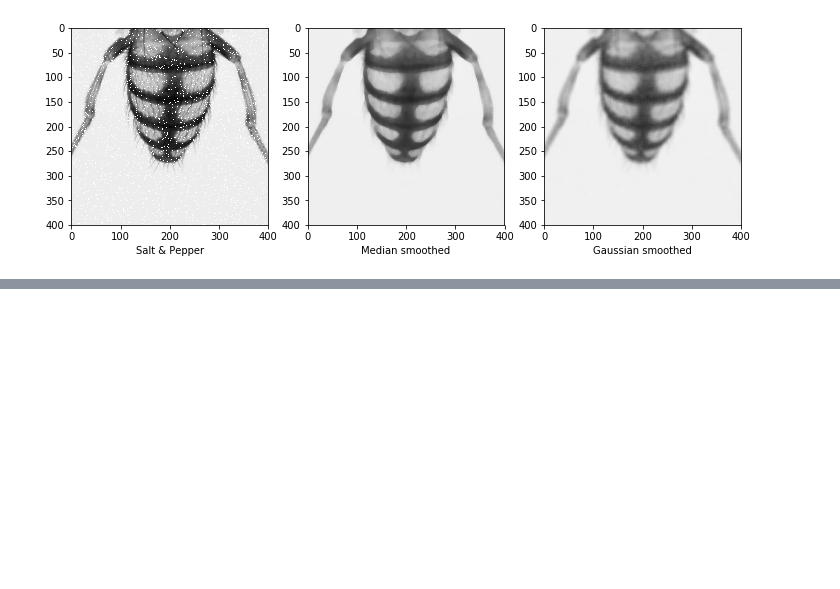
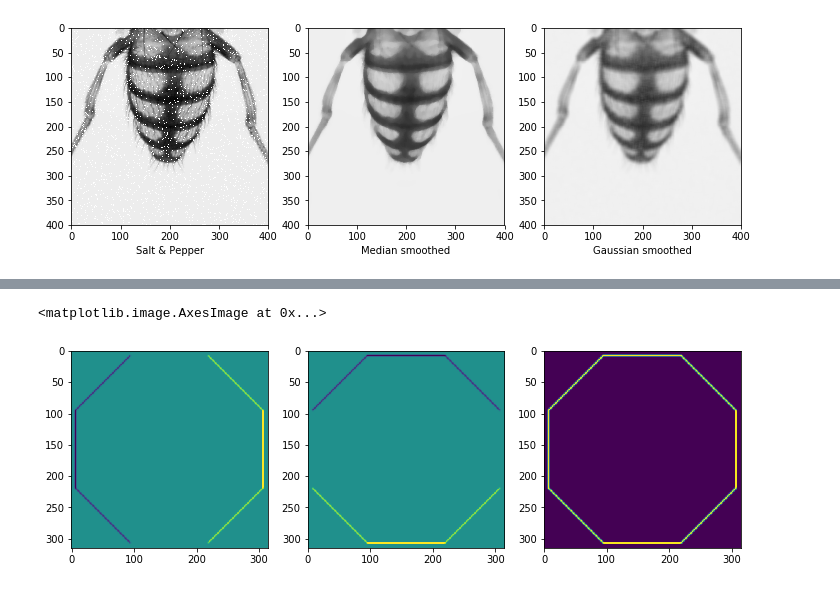
Before and after one commit to jonathanschmitz/computer-vision-notes, a Jupyter notebook: OpenCV Notes.ipynb, the cells around one changed output, grey strips where cells are left out. Drawn from its saved outputs; the diff is of its cells as text; code cells hidden in the pictures; blank space fills up the shorter version.

```diff
--- a/OpenCV Notes.ipynb
+++ b/OpenCV Notes.ipynb
@@ -218,0 +232,23 @@ plt.xlabel("Gaussian smoothed")
+# %%
+# image gradient
+o_gray = cv2.cvtColor(cv2.imread("octagon.png"), cv2.COLOR_BGR2GRAY)
+
+
+fig = plt.figure(figsize=(12, 8))
+fig.add_subplot(1, 3, 1)
+sobelx = cv2.Sobel(o_gray,cv2.CV_64F,1,0,ksize=5)
+plt.imshow(sobelx)
+
+fig.add_subplot(1, 3, 2)
+sobely = cv2.Sobel(o_gray,cv2.CV_64F,0,1,ksize=5)
+plt.imshow(sobely)
+
+fig.add_subplot(1, 3, 3)
+
+magn = np.sqrt(sobelx ** 2 + sobely ** 2) # sum up squares of gradient & take root to get both directions
+plt.imshow(magn)
+
+# this only calculates the gradient in x direction!
+# %% [output]
+<matplotlib.image.AxesImage at 0x...>
+[figure, added]
```
Also changed, not shown: parts of 5 cells of this notebook, 1 other file.
